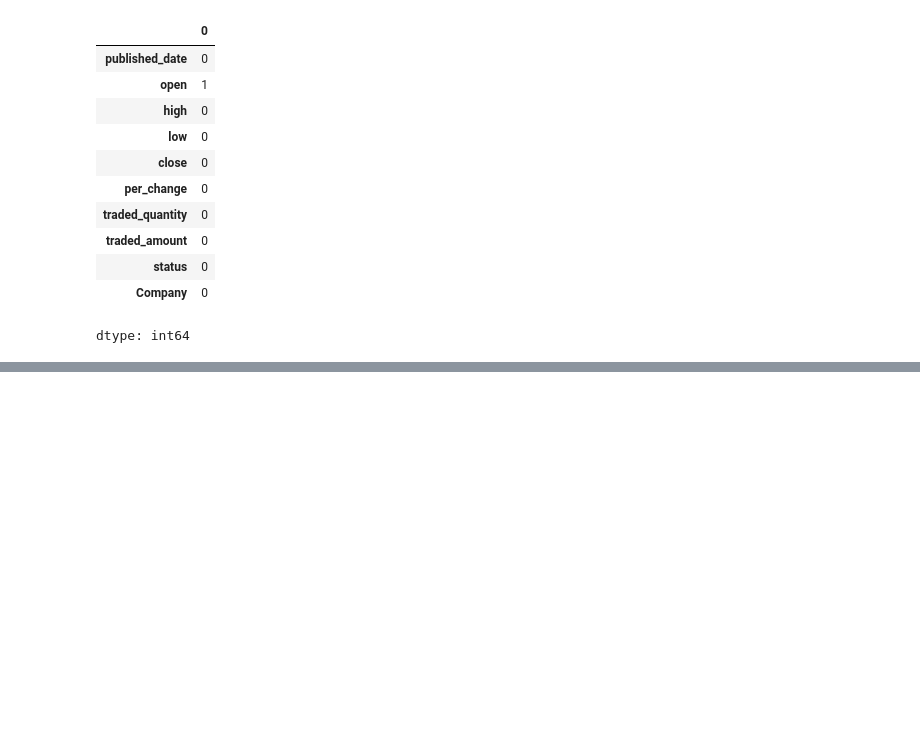
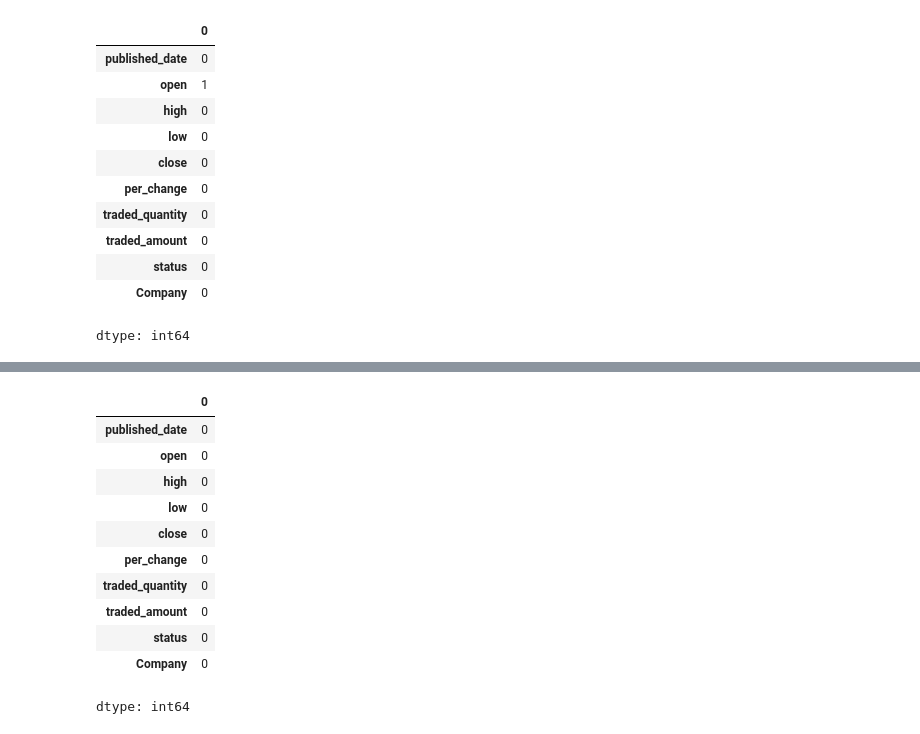
Before and after one commit to SanjayBista1010/Classification, a Jupyter notebook: nepalShare.ipynb, the cells around one changed output, grey strips where cells are left out. Drawn from its saved outputs; the diff is of its cells as text; code cells hidden in the pictures; blank space fills up the shorter version.

```diff
--- a/nepalShare.ipynb
+++ b/nepalShare.ipynb
@@ -124,0 +157,16 @@ dtype: int64
+# %%
+df['open'] = df['open'].fillna(360)
+df.isna().sum()
+# %% [output]
+|  | 0 |
+| published_date | 0 |
+| open | 0 |
+| high | 0 |
+| low | 0 |
+| close | 0 |
+| per_change | 0 |
+| traded_quantity | 0 |
+| traded_amount | 0 |
+| status | 0 |
+| Company | 0 |
+dtype: int64
```
Also changed, not shown: parts of 2 cells of this notebook.
